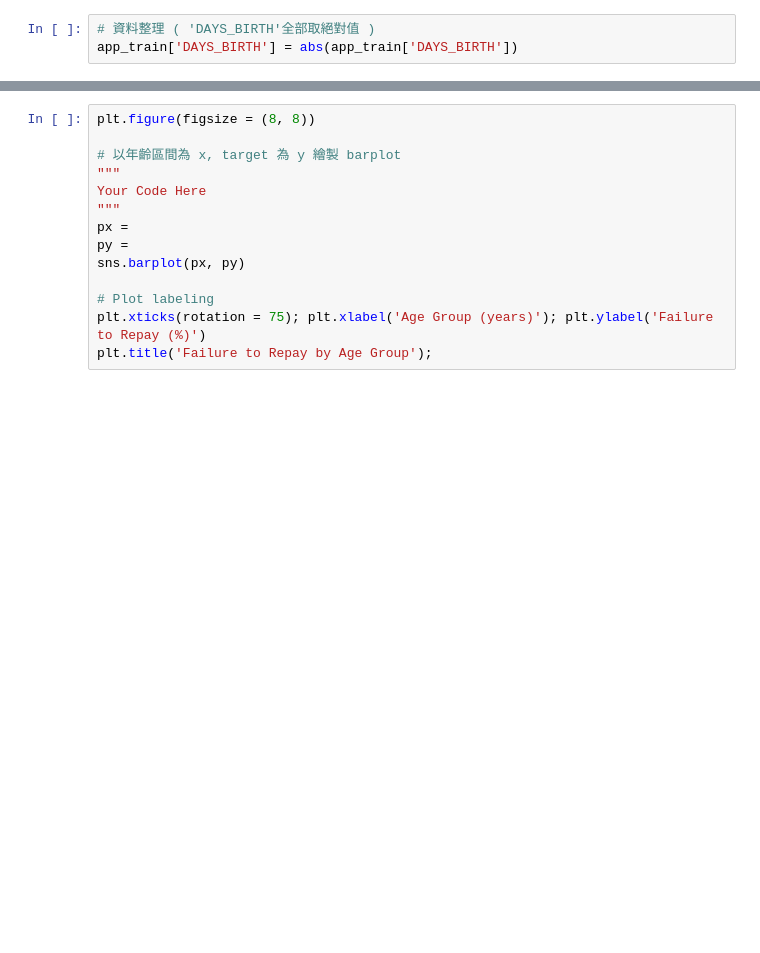
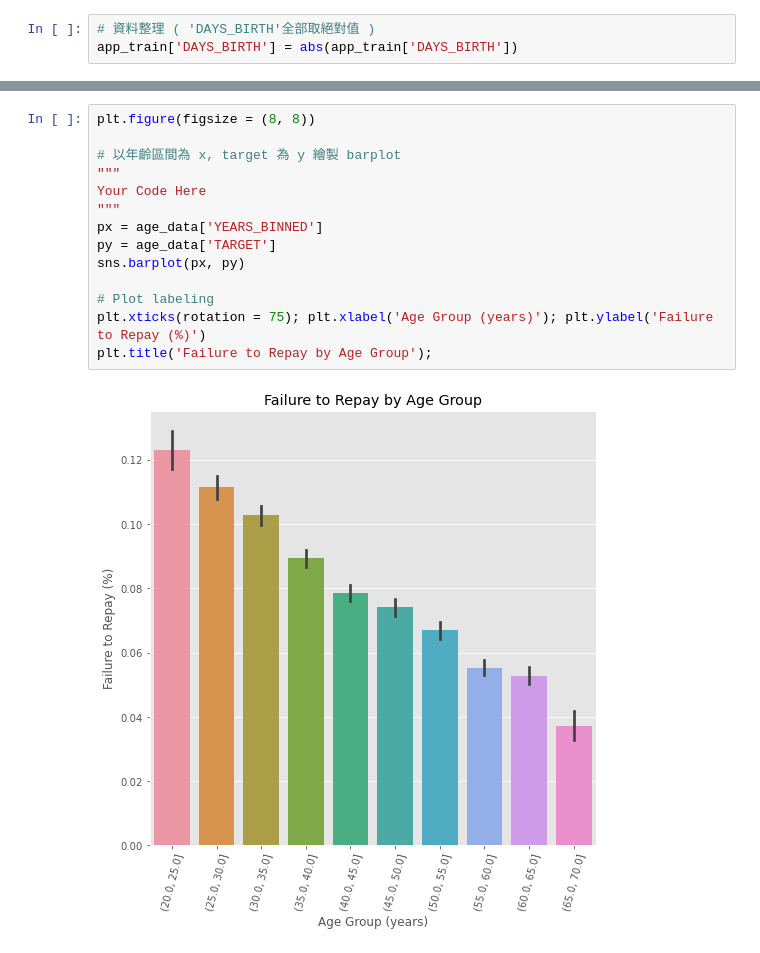
Before and after one commit to simpleplanya/4st_ml_marathon, a Jupyter notebook: Day_016_HW.ipynb, the cells around one changed output, grey strips where cells are left out. Cells and saved outputs as stored; diff of their text form; blank space fills up the shorter version.

```diff
--- a/Day_016_HW.ipynb
+++ b/Day_016_HW.ipynb
@@ -84,14 +119,16 @@ age_groups
 # %%
 plt.figure(figsize = (8, 8))
 
 # 以年齡區間為 x, target 為 y 繪製 barplot
 """
 Your Code Here
 """
-px =
-py =
+px = age_data['YEARS_BINNED']
+py = age_data['TARGET']
 sns.barplot(px, py)
 
 # Plot labeling
 plt.xticks(rotation = 75); plt.xlabel('Age Group (years)'); plt.ylabel('Failure to Repay (%)')
 plt.title('Failure to Repay by Age Group');
+# %% [output]
+[figure, added]
```
Also changed, not shown: parts of 5 cells of this notebook.
